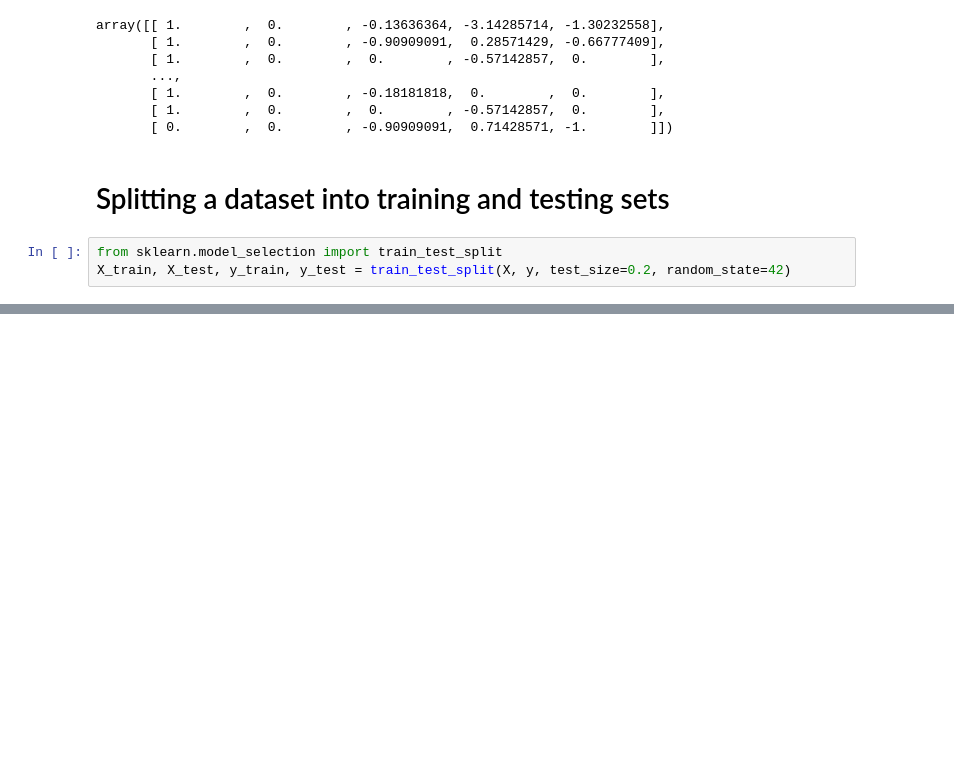
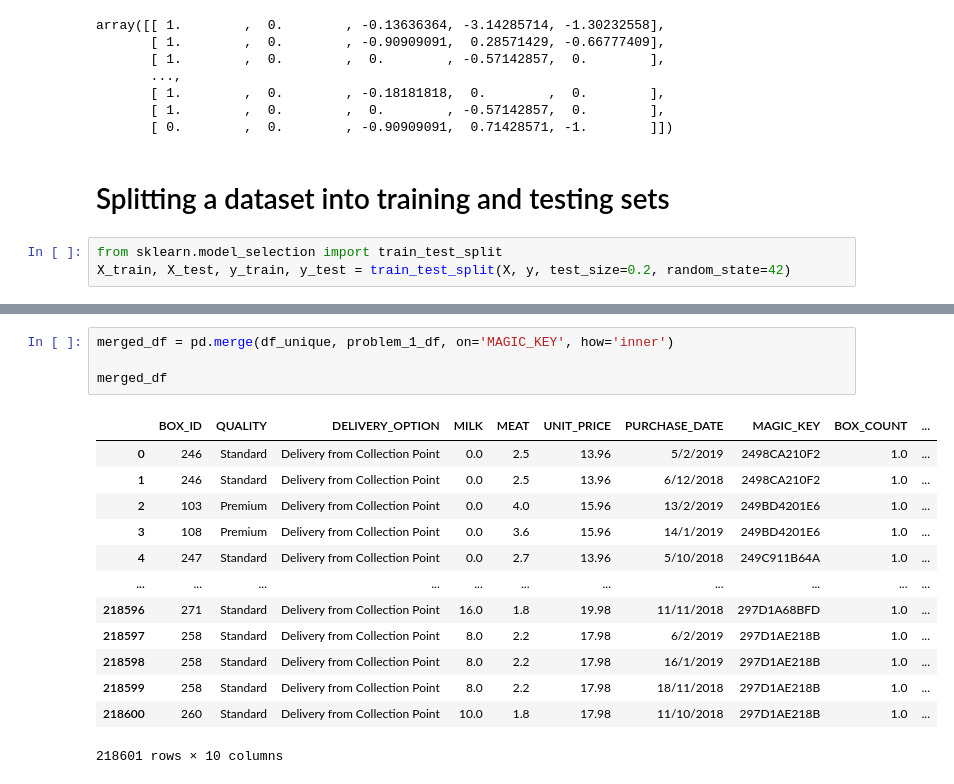
Before and after one commit to shuvo881/Robi-Datathon-3.0-kaggle-computation-, a Jupyter notebook: Problem 1.ipynb, the cells around one changed output, grey strips where cells are left out. Saved outputs shown, nothing was run; the diff lists cells and outputs as text; blank space fills up the shorter version.

Commit message:
Kaggle Notebook | Problem 1 || Robi Datathon 3.0 | Version 1

```diff
--- a/Problem 1.ipynb
+++ b/Problem 1.ipynb
@@ -345,0 +394,18 @@ X_train, X_test, y_train, y_test = train_test_split(X, y, test_size=0.2, random_
+# %%
+merged_df = pd.merge(df_unique, problem_1_df, on='MAGIC_KEY', how='inner')
+
+merged_df
+# %% [output]
+|  | BOX_ID | QUALITY | DELIVERY_OPTION | MILK | MEAT | UNIT_PRICE | PURCHASE_DATE | MAGIC_KEY | BOX_COUNT | ... |
+| 0 | 246 | Standard | Delivery from Collection Point | 0.0 | 2.5 | 13.96 | 5/2/2019 | 2498CA210F2 | 1.0 | ... |
+| 1 | 246 | Standard | Delivery from Collection Point | 0.0 | 2.5 | 13.96 | 6/12/2018 | 2498CA210F2 | 1.0 | ... |
+| 2 | 103 | Premium | Delivery from Collection Point | 0.0 | 4.0 | 15.96 | 13/2/2019 | 249BD4201E6 | 1.0 | ... |
+| 3 | 108 | Premium | Delivery from Collection Point | 0.0 | 3.6 | 15.96 | 14/1/2019 | 249BD4201E6 | 1.0 | ... |
+| 4 | 247 | Standard | Delivery from Collection Point | 0.0 | 2.7 | 13.96 | 5/10/2018 | 249C911B64A | 1.0 | ... |
+| ... | ... | ... | ... | ... | ... | ... | ... | ... | ... | ... |
+| 218596 | 271 | Standard | Delivery from Collection Point | 16.0 | 1.8 | 19.98 | 11/11/2018 | 297D1A68BFD | 1.0 | ... |
+| 218597 | 258 | Standard | Delivery from Collection Point | 8.0 | 2.2 | 17.98 | 6/2/2019 | 297D1AE218B | 1.0 | ... |
+| 218598 | 258 | Standard | Delivery from Collection Point | 8.0 | 2.2 | 17.98 | 16/1/2019 | 297D1AE218B | 1.0 | ... |
+| 218599 | 258 | Standard | Delivery from Collection Point | 8.0 | 2.2 | 17.98 | 18/11/2018 | 297D1AE218B | 1.0 | ... |
+| 218600 | 260 | Standard | Delivery from Collection Point | 10.0 | 1.8 | 17.98 | 11/10/2018 | 297D1AE218B | 1.0 | ... |
+218601 rows × 10 columns
```
Also changed, not shown: parts of 6 cells of this notebook.
